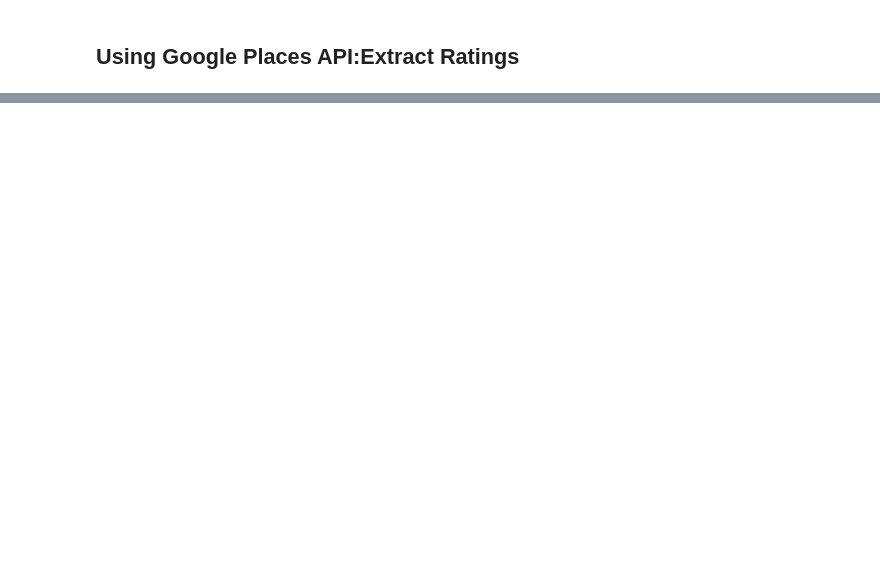
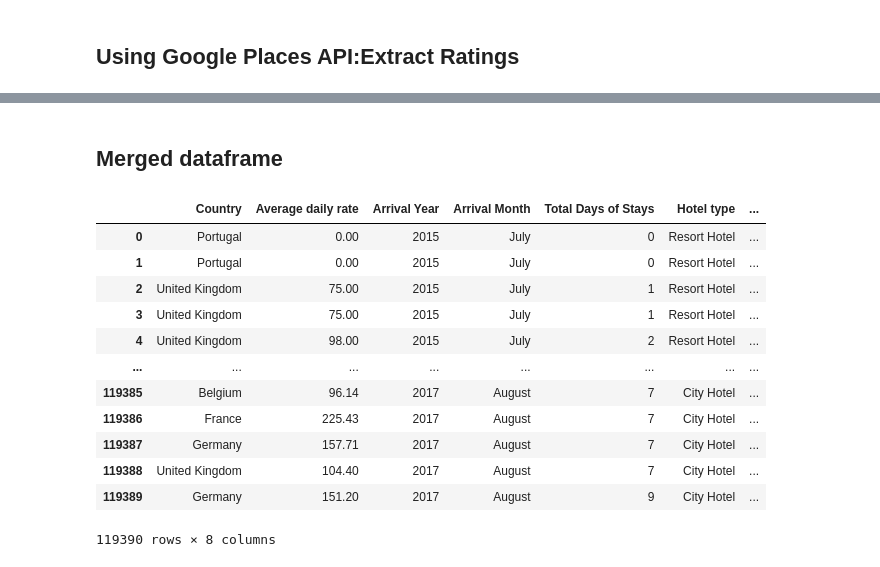
Before and after one commit to Kathyvng/Project1_Group6, a Jupyter notebook: Hetal_Analysis/Google_Places_API.ipynb, the cells around one changed output, grey strips where cells are left out. Saved outputs shown, nothing was run; the diff lists cells and outputs as text; code cells hidden in the pictures; blank space fills up the shorter version.

```diff
--- a/Hetal_Analysis/Google_Places_API.ipynb
+++ b/Hetal_Analysis/Google_Places_API.ipynb
@@ -532,0 +305,23 @@ Booking Frequency indicates the number of times a hotel is booked.
+# %%
+# Combine 'stays_in_weekend_nights' and 'stays_in_week_nights' into a new column 'total_stays_days'
+hotel_data['total_stays_days'] = hotel_data['stays_in_weekend_nights'] + hotel_data['stays_in_week_nights']
+hotel_data = hotel_data.drop(columns=['stays_in_weekend_nights', 'stays_in_week_nights'])
+
+# Rearrange the hotel_data columns
+columns_order = [
+    'Country', 'adr','arrival_date_year', 'arrival_date_month', 'total_stays_days', 'hotel'
+] + [col for col in hotel_data.columns if col not in ['Country', 'adr', 'arrival_date_year', 'arrival_date_month', 'total_stays_days', 'hotel']]
+
+hotel_data = hotel_data[columns_order]
+
+# Rename hotel_data columns
+hotel_data = hotel_data.rename(columns={
+    'Country':'Country',
+    'adr': 'Average daily rate',
+    'hotel': 'Hotel type',
+    'arrival_date_year': 'Arrival Year',
+    'arrival_date_month': 'Arrival Month',
+    'total_stays_days': 'Total Days of Stays'
+})
+
+hotel_data
@@ -532,0 +547,23 @@ Booking Frequency indicates the number of times a hotel is booked.
+# %% [markdown]
+Merged dataframe
+---
+# %%
+#combine the data into single dataframe
+hotel_bookings_rating_df = pd.merge(hotel_data, google_ratings_data, how="left", on="Country")
+
+#display data
+hotel_bookings_rating_df
+# %% [output]
+|  | Country | Average daily rate | Arrival Year | Arrival Month | Total Days of Stays | Hotel type | ... |
+| 0 | Portugal | 0.00 | 2015 | July | 0 | Resort Hotel | ... |
+| 1 | Portugal | 0.00 | 2015 | July | 0 | Resort Hotel | ... |
+| 2 | United Kingdom | 75.00 | 2015 | July | 1 | Resort Hotel | ... |
+| 3 | United Kingdom | 75.00 | 2015 | July | 1 | Resort Hotel | ... |
+| 4 | United Kingdom | 98.00 | 2015 | July | 2 | Resort Hotel | ... |
+| ... | ... | ... | ... | ... | ... | ... | ... |
+| 119385 | Belgium | 96.14 | 2017 | August | 7 | City Hotel | ... |
+| 119386 | France | 225.43 | 2017 | August | 7 | City Hotel | ... |
+| 119387 | Germany | 157.71 | 2017 | August | 7 | City Hotel | ... |
+| 119388 | United Kingdom | 104.40 | 2017 | August | 7 | City Hotel | ... |
+| 119389 | Germany | 151.20 | 2017 | August | 9 | City Hotel | ... |
+119390 rows × 8 columns
```
Also changed, not shown: parts of 43 cells of this notebook, 1 other file.
